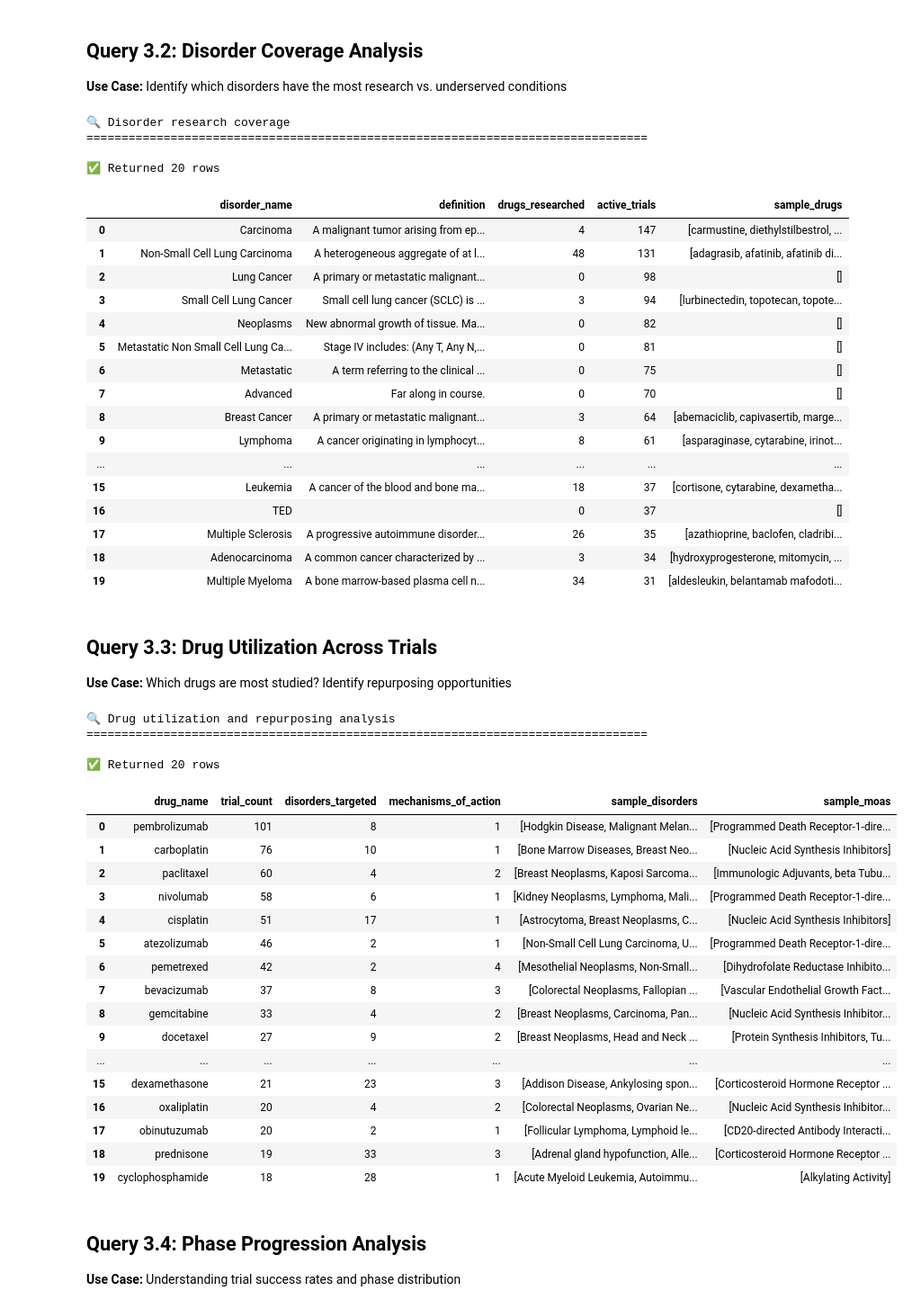
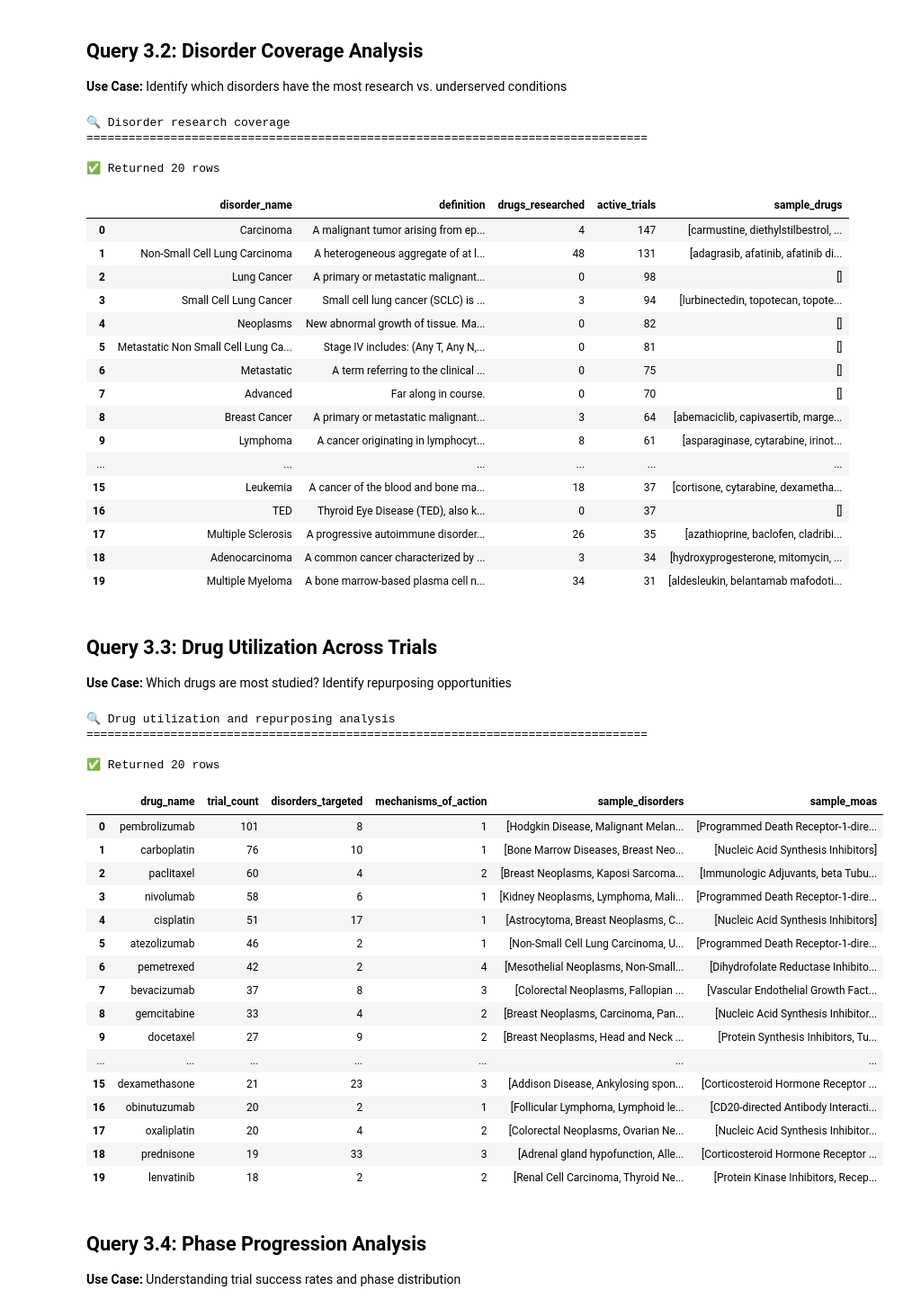
Before and after one commit to GoogleCloudPlatform/document-analytics-on-bigquery, a Jupyter notebook: notebooks/clinical_trials_graph_demo (1).ipynb, the cells around one changed output. Shown at 90% size. Saved outputs shown, nothing was run; the diff lists cells and outputs as text; code cells hidden in the pictures.

```diff
--- a/notebooks/clinical_trials_graph_demo (1).ipynb
+++ b/notebooks/clinical_trials_graph_demo (1).ipynb
@@ -777,10 +814,10 @@ SELECT
   COUNT(DISTINCT dd.drug_cui) as drugs_researched,
   COUNT(DISTINCT td.posting_id) as active_trials,
   ARRAY_AGG(DISTINCT dr.drug_name IGNORE NULLS ORDER BY dr.drug_name LIMIT 5) as sample_drugs
-FROM `clinical_trial.Disorder` d
-LEFT JOIN `clinical_trial.DrugDisorder` dd ON d.disorder_cui = dd.disorder_cui
-LEFT JOIN `clinical_trial.Drug` dr ON dd.drug_cui = dr.drug_cui
-LEFT JOIN `clinical_trial.TrialDisorder` td ON d.disorder_cui = td.disorder_cui
+FROM `clinical_trial_dev.Disorder` d
+LEFT JOIN `clinical_trial_dev.DrugDisorder` dd ON d.disorder_cui = dd.disorder_cui
+LEFT JOIN `clinical_trial_dev.Drug` dr ON dd.drug_cui = dr.drug_cui
+LEFT JOIN `clinical_trial_dev.TrialDisorder` td ON d.disorder_cui = td.disorder_cui
 GROUP BY d.disorder_cui, d.name, d.definition
 HAVING COUNT(DISTINCT td.posting_id) > 0
 ORDER BY active_trials DESC, drugs_researched DESC
@@ -807,7 +844,7 @@ df_3_2
 | 9 | Lymphoma | A cancer originating in lymphocyt... | 8 | 61 | [asparaginase, cytarabine, irinot... |
 | ... | ... | ... | ... | ... | ... |
 | 15 | Leukemia | A cancer of the blood and bone ma... | 18 | 37 | [cortisone, cytarabine, dexametha... |
-| 16 | TED |  | 0 | 37 | [] |
+| 16 | TED | Thyroid Eye Disease (TED), also k... | 0 | 37 | [] |
 | 17 | Multiple Sclerosis | A progressive autoimmune disorder... | 26 | 35 | [azathioprine, baclofen, cladribi... |
 | 18 | Adenocarcinoma | A common cancer characterized by ... | 3 | 34 | [hydroxyprogesterone, mitomycin, ... |
 | 19 | Multiple Myeloma | A bone marrow-based plasma cell n... | 34 | 31 | [aldesleukin, belantamab mafodoti... |
@@ -823,43 +860,43 @@ SELECT
   COUNT(DISTINCT dd.disorder_cui) as disorders_targeted,
   COUNT(DISTINCT dm.moa_id) as mechanisms_of_action,
   ARRAY_AGG(DISTINCT dis.name IGNORE NULLS ORDER BY dis.name LIMIT 3) as sample_disorders,
   ARRAY_AGG(DISTINCT m.moa_name IGNORE NULLS ORDER BY m.moa_name LIMIT 2) as sample_moas
-FROM `clinical_trial.Drug` d
-LEFT JOIN `clinical_trial.TrialDrug` td ON d.drug_cui = td.drug_cui
-LEFT JOIN `clinical_trial.DrugDisorder` dd ON d.drug_cui = dd.drug_cui
-LEFT JOIN `clinical_trial.Disorder` dis ON dd.disorder_cui = dis.disorder_cui
-LEFT JOIN `clinical_trial.DrugMOA` dm ON d.drug_cui = dm.drug_cui
-LEFT JOIN `clinical_trial.MOA` m ON dm.moa_id = m.moa_id
+FROM `clinical_trial_dev.Drug` d
+LEFT JOIN `clinical_trial_dev.TrialDrug` td ON d.drug_cui = td.drug_cui
+LEFT JOIN `clinical_trial_dev.DrugDisorder` dd ON d.drug_cui = dd.drug_cui
+LEFT JOIN `clinical_trial_dev.Disorder` dis ON dd.disorder_cui = dis.disorder_cui
+LEFT JOIN `clinical_trial_dev.DrugMOA` dm ON d.drug_cui = dm.drug_cui
+LEFT JOIN `clinical_trial_dev.MOA` m ON dm.moa_id = m.moa_id
 GROUP BY d.drug_cui, d.drug_name
 HAVING trial_count > 0
 ORDER BY trial_count DESC
 LIMIT 20
 """
 
 df_3_3 = run_query(query_3_3, "Drug utilization and repurposing analysis")
 df_3_3
 # %% [output]
 🔍 Drug utilization and repurposing analysis
 ================================================================================
 
 ✅ Returned 20 rows
 |  | drug_name | trial_count | disorders_targeted | mechanisms_of_action | sample_disorders | sample_moas |
 | 0 | pembrolizumab | 101 | 8 | 1 | [Hodgkin Disease, Malignant Melan... | [Programmed Death Receptor-1-dire... |
 | 1 | carboplatin | 76 | 10 | 1 | [Bone Marrow Diseases, Breast Neo... | [Nucleic Acid Synthesis Inhibitors] |
 | 2 | paclitaxel | 60 | 4 | 2 | [Breast Neoplasms, Kaposi Sarcoma... | [Immunologic Adjuvants, beta Tubu... |
 | 3 | nivolumab | 58 | 6 | 1 | [Kidney Neoplasms, Lymphoma, Mali... | [Programmed Death Receptor-1-dire... |
 | 4 | cisplatin | 51 | 17 | 1 | [Astrocytoma, Breast Neoplasms, C... | [Nucleic Acid Synthesis Inhibitors] |
 | 5 | atezolizumab | 46 | 2 | 1 | [Non-Small Cell Lung Carcinoma, U... | [Programmed Death Receptor-1-dire... |
 | 6 | pemetrexed | 42 | 2 | 4 | [Mesothelial Neoplasms, Non-Small... | [Dihydrofolate Reductase Inhibito... |
 | 7 | bevacizumab | 37 | 8 | 3 | [Colorectal Neoplasms, Fallopian ... | [Vascular Endothelial Growth Fact... |
 | 8 | gemcitabine | 33 | 4 | 2 | [Breast Neoplasms, Carcinoma, Pan... | [Nucleic Acid Synthesis Inhibitor... |
 | 9 | docetaxel | 27 | 9 | 2 | [Breast Neoplasms, Head and Neck ... | [Protein Synthesis Inhibitors, Tu... |
 | ... | ... | ... | ... | ... | ... | ... |
 | 15 | dexamethasone | 21 | 23 | 3 | [Addison Disease, Ankylosing spon... | [Corticosteroid Hormone Receptor ... |
-| 16 | oxaliplatin | 20 | 4 | 2 | [Colorectal Neoplasms, Ovarian Ne... | [Nucleic Acid Synthesis Inhibitor... |
-| 17 | obinutuzumab | 20 | 2 | 1 | [Follicular Lymphoma, Lymphoid le... | [CD20-directed Antibody Interacti... |
+| 16 | obinutuzumab | 20 | 2 | 1 | [Follicular Lymphoma, Lymphoid le... | [CD20-directed Antibody Interacti... |
+| 17 | oxaliplatin | 20 | 4 | 2 | [Colorectal Neoplasms, Ovarian Ne... | [Nucleic Acid Synthesis Inhibitor... |
 | 18 | prednisone | 19 | 33 | 3 | [Adrenal gland hypofunction, Alle... | [Corticosteroid Hormone Receptor ... |
-| 19 | cyclophosphamide | 18 | 28 | 1 | [Acute Myeloid Leukemia, Autoimmu... | [Alkylating Activity] |
+| 19 | lenvatinib | 18 | 2 | 2 | [Renal Cell Carcinoma, Thyroid Ne... | [Protein Kinase Inhibitors, Recep... |
 # %% [markdown]
 ## Query 3.4: Phase Progression Analysis
 
```
Also changed, not shown: parts of 17 cells of this notebook, 35 other files.
